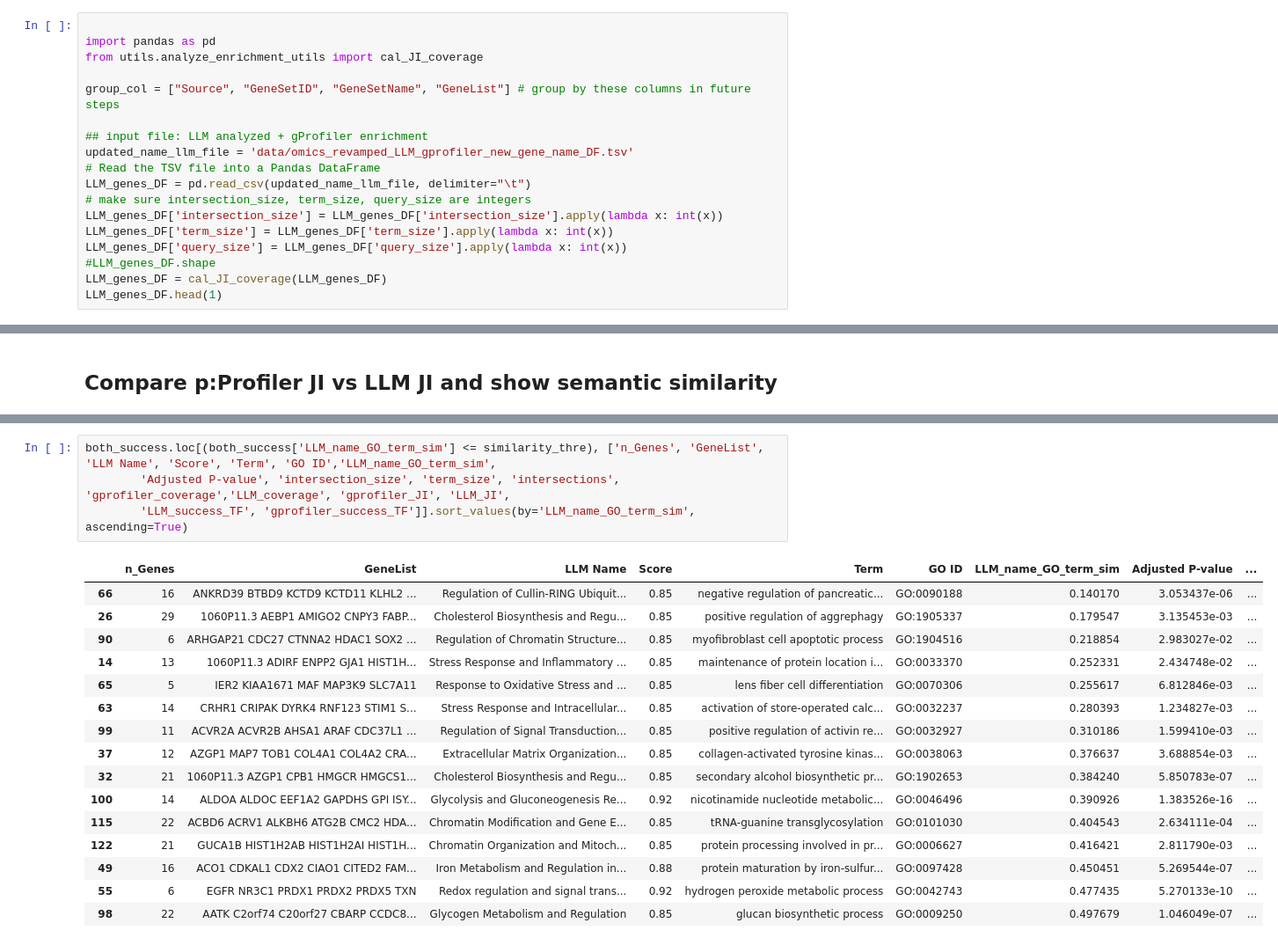
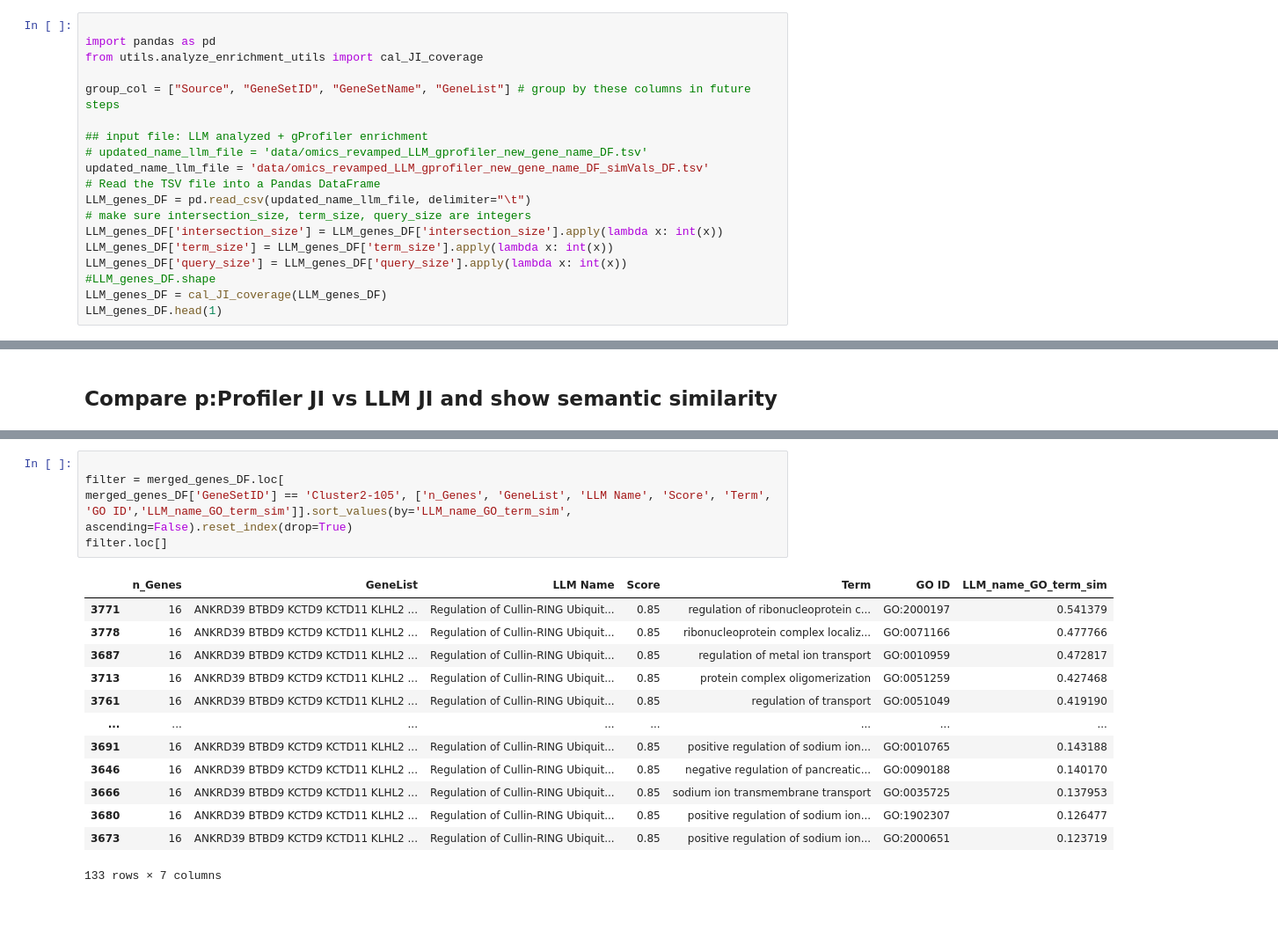
Before and after one commit to idekerlab/llm_evaluation_for_gene_set_interpretation, a Jupyter notebook: Analyze_gprofiler_annotation.ipynb, the cells around one changed output, grey strips where cells are left out. Shown at 88% size. Saved outputs shown, nothing was run; the diff lists cells and outputs as text; blank space fills up the shorter version.

```diff
--- a/Analyze_gprofiler_annotation.ipynb
+++ b/Analyze_gprofiler_annotation.ipynb
@@ -46,7 +46,8 @@ from utils.analyze_enrichment_utils import cal_JI_coverage
 group_col = ["Source", "GeneSetID", "GeneSetName", "GeneList"] # group by these columns in future steps
 
 ## input file: LLM analyzed + gProfiler enrichment
-updated_name_llm_file = 'data/omics_revamped_LLM_gprofiler_new_gene_name_DF.tsv'
+# updated_name_llm_file = 'data/omics_revamped_LLM_gprofiler_new_gene_name_DF.tsv'
+updated_name_llm_file = 'data/omics_revamped_LLM_gprofiler_new_gene_name_DF_simVals_DF.tsv'
 # Read the TSV file into a Pandas DataFrame
 LLM_genes_DF = pd.read_csv(updated_name_llm_file, delimiter="\t")
 # make sure intersection_size, term_size, query_size are integers
@@ -610,21 +899,19 @@ plt.show()
 # %%
-both_success.loc[(both_success['LLM_name_GO_term_sim'] <= similarity_thre), ['n_Genes', 'GeneList', 'LLM Name', 'Score', 'Term', 'GO ID','LLM_name_GO_term_sim',
-        'Adjusted P-value', 'intersection_size', 'term_size', 'intersections',  'gprofiler_coverage','LLM_coverage', 'gprofiler_JI', 'LLM_JI',
-        'LLM_success_TF', 'gprofiler_success_TF']].sort_values(by='LLM_name_GO_term_sim', ascending=True)
+
+filter = merged_genes_DF.loc[
+merged_genes_DF['GeneSetID'] == 'Cluster2-105', ['n_Genes', 'GeneList', 'LLM Name', 'Score', 'Term', 'GO ID','LLM_name_GO_term_sim']].sort_values(by='LLM_name_GO_term_sim', ascending=False).reset_index(drop=True)
+filter.loc[]
 # %% [output]
-|  | n_Genes | GeneList | LLM Name | Score | Term | GO ID | LLM_name_GO_term_sim | Adjusted P-value | ... |
-| 66 | 16 | ANKRD39 BTBD9 KCTD9 KCTD11 KLHL2 ... | Regulation of Cullin-RING Ubiquit... | 0.85 | negative regulation of pancreatic... | GO:0090188 | 0.140170 | 3.053437e-06 | ... |
-| 26 | 29 | 1060P11.3 AEBP1 AMIGO2 CNPY3 FABP... | Cholesterol Biosynthesis and Regu... | 0.85 | positive regulation of aggrephagy | GO:1905337 | 0.179547 | 3.135453e-03 | ... |
-| 90 | 6 | ARHGAP21 CDC27 CTNNA2 HDAC1 SOX2 ... | Regulation of Chromatin Structure... | 0.85 | myofibroblast cell apoptotic process | GO:1904516 | 0.218854 | 2.983027e-02 | ... |
-| 14 | 13 | 1060P11.3 ADIRF ENPP2 GJA1 HIST1H... | Stress Response and Inflammatory ... | 0.85 | maintenance of protein location i... | GO:0033370 | 0.252331 | 2.434748e-02 | ... |
-| 65 | 5 | IER2 KIAA1671 MAF MAP3K9 SLC7A11 | Response to Oxidative Stress and ... | 0.85 | lens fiber cell differentiation | GO:0070306 | 0.255617 | 6.812846e-03 | ... |
-| 63 | 14 | CRHR1 CRIPAK DYRK4 RNF123 STIM1 S... | Stress Response and Intracellular... | 0.85 | activation of store-operated calc... | GO:0032237 | 0.280393 | 1.234827e-03 | ... |
-| 99 | 11 | ACVR2A ACVR2B AHSA1 ARAF CDC37L1 ... | Regulation of Signal Transduction... | 0.85 | positive regulation of activin re... | GO:0032927 | 0.310186 | 1.599410e-03 | ... |
-| 37 | 12 | AZGP1 MAP7 TOB1 COL4A1 COL4A2 CRA... | Extracellular Matrix Organization... | 0.85 | collagen-activated tyrosine kinas... | GO:0038063 | 0.376637 | 3.688854e-03 | ... |
-| 32 | 21 | 1060P11.3 AZGP1 CPB1 HMGCR HMGCS1... | Cholesterol Biosynthesis and Regu... | 0.85 | secondary alcohol biosynthetic pr... | GO:1902653 | 0.384240 | 5.850783e-07 | ... |
-| 100 | 14 | ALDOA ALDOC EEF1A2 GAPDHS GPI ISY... | Glycolysis and Gluconeogenesis Re... | 0.92 | nicotinamide nucleotide metabolic... | GO:0046496 | 0.390926 | 1.383526e-16 | ... |
-| 115 | 22 | ACBD6 ACRV1 ALKBH6 ATG2B CMC2 HDA... | Chromatin Modification and Gene E... | 0.85 | tRNA-guanine transglycosylation | GO:0101030 | 0.404543 | 2.634111e-04 | ... |
-| 122 | 21 | GUCA1B HIST1H2AB HIST1H2AI HIST1H... | Chromatin Organization and Mitoch... | 0.85 | protein processing involved in pr... | GO:0006627 | 0.416421 | 2.811790e-03 | ... |
-| 49 | 16 | ACO1 CDKAL1 CDX2 CIAO1 CITED2 FAM... | Iron Metabolism and Regulation in... | 0.88 | protein maturation by iron-sulfur... | GO:0097428 | 0.450451 | 5.269544e-07 | ... |
-| 55 | 6 | EGFR NR3C1 PRDX1 PRDX2 PRDX5 TXN | Redox regulation and signal trans... | 0.92 | hydrogen peroxide metabolic process | GO:0042743 | 0.477435 | 5.270133e-10 | ... |
-| 98 | 22 | AATK C2orf74 C20orf27 CBARP CCDC8... | Glycogen Metabolism and Regulation | 0.85 | glucan biosynthetic process | GO:0009250 | 0.497679 | 1.046049e-07 | ... |
+|  | n_Genes | GeneList | LLM Name | Score | Term | GO ID | LLM_name_GO_term_sim |
+| 3771 | 16 | ANKRD39 BTBD9 KCTD9 KCTD11 KLHL2 ... | Regulation of Cullin-RING Ubiquit... | 0.85 | regulation of ribonucleoprotein c... | GO:2000197 | 0.541379 |
+| 3778 | 16 | ANKRD39 BTBD9 KCTD9 KCTD11 KLHL2 ... | Regulation of Cullin-RING Ubiquit... | 0.85 | ribonucleoprotein complex localiz... | GO:0071166 | 0.477766 |
+| 3687 | 16 | ANKRD39 BTBD9 KCTD9 KCTD11 KLHL2 ... | Regulation of Cullin-RING Ubiquit... | 0.85 | regulation of metal ion transport | GO:0010959 | 0.472817 |
+| 3713 | 16 | ANKRD39 BTBD9 KCTD9 KCTD11 KLHL2 ... | Regulation of Cullin-RING Ubiquit... | 0.85 | protein complex oligomerization | GO:0051259 | 0.427468 |
+| 3761 | 16 | ANKRD39 BTBD9 KCTD9 KCTD11 KLHL2 ... | Regulation of Cullin-RING Ubiquit... | 0.85 | regulation of transport | GO:0051049 | 0.419190 |
+| ... | ... | ... | ... | ... | ... | ... | ... |
+| 3691 | 16 | ANKRD39 BTBD9 KCTD9 KCTD11 KLHL2 ... | Regulation of Cullin-RING Ubiquit... | 0.85 | positive regulation of sodium ion... | GO:0010765 | 0.143188 |
+| 3646 | 16 | ANKRD39 BTBD9 KCTD9 KCTD11 KLHL2 ... | Regulation of Cullin-RING Ubiquit... | 0.85 | negative regulation of pancreatic... | GO:0090188 | 0.140170 |
+| 3666 | 16 | ANKRD39 BTBD9 KCTD9 KCTD11 KLHL2 ... | Regulation of Cullin-RING Ubiquit... | 0.85 | sodium ion transmembrane transport | GO:0035725 | 0.137953 |
+| 3680 | 16 | ANKRD39 BTBD9 KCTD9 KCTD11 KLHL2 ... | Regulation of Cullin-RING Ubiquit... | 0.85 | positive regulation of sodium ion... | GO:1902307 | 0.126477 |
+| 3673 | 16 | ANKRD39 BTBD9 KCTD9 KCTD11 KLHL2 ... | Regulation of Cullin-RING Ubiquit... | 0.85 | positive regulation of sodium ion... | GO:2000651 | 0.123719 |
+133 rows × 7 columns
```
Also changed, not shown: parts of 24 cells of this notebook, 17 other files.
